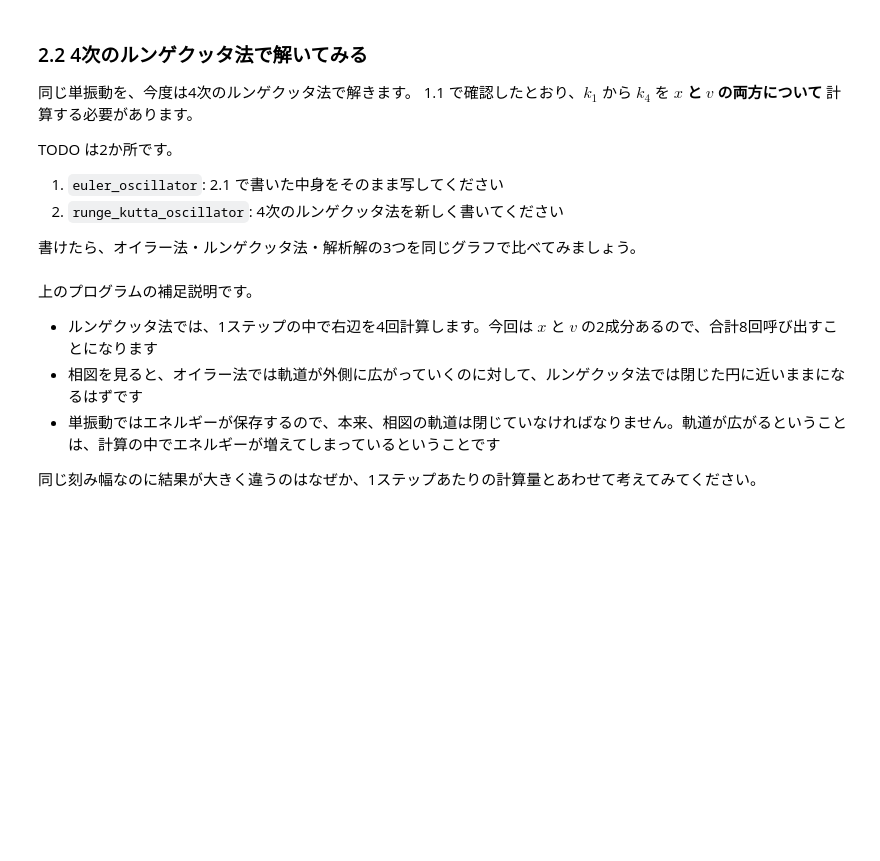
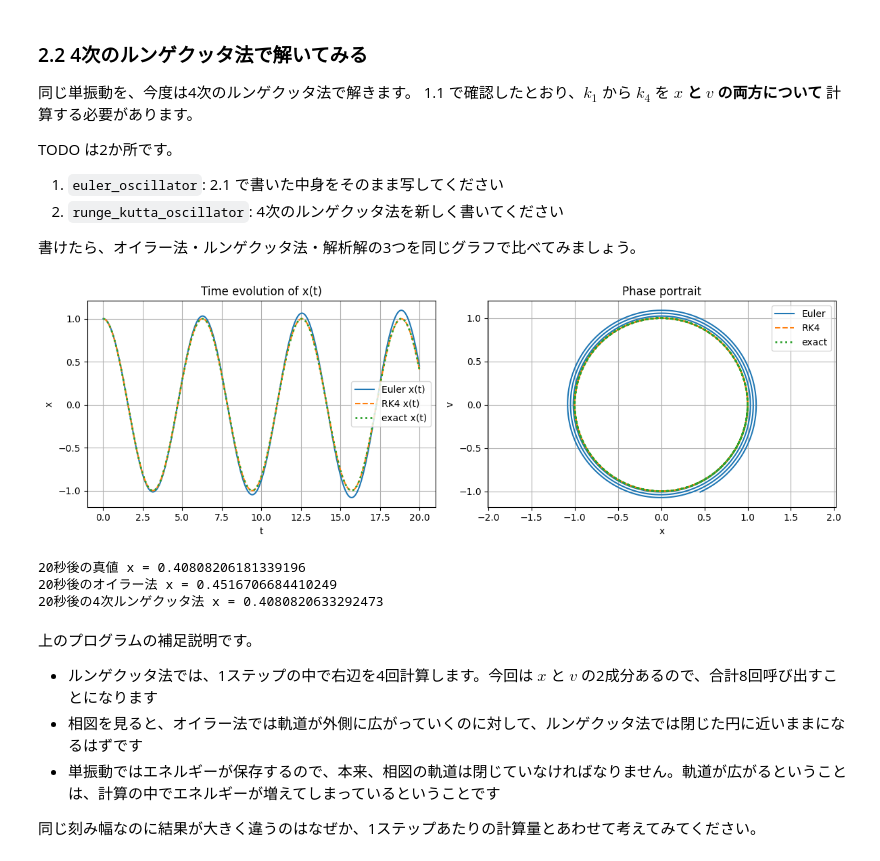
Before and after one commit to yutotuy0209-droid/Blueprint, a Jupyter notebook: ColabCode/05-06_2nd_order_simulation.ipynb, the cells around one changed output. Drawn from its saved outputs; the diff is of its cells as text; code cells hidden in the pictures; blank space fills up the shorter version.

```diff
--- a/ColabCode/05-06_2nd_order_simulation.ipynb
+++ b/ColabCode/05-06_2nd_order_simulation.ipynb
@@ -237,7 +239,23 @@ def func_dv(t, x, v, m, k_spring):
 
 # 単振動をオイラー法で解く関数
 def euler_oscillator(func_dx, func_dv, m, k_spring, x0, v0, dt, T):
-    # TODO: 2.1 で書いた関数の中身をここに書き写してください
+    n_steps = round(T / dt)
+    t = np.linspace(0.0, n_steps * dt, n_steps + 1)
+    x = np.zeros(n_steps + 1)
+    v = np.zeros(n_steps + 1)
+
+    x[0] = x0
+    v[0] = v0
+
+    for n in range(n_steps):
+        # 前問で実装したオイラー法の更新式
+        dxdt = func_dx(t[n], x[n], v[n], m, k_spring)
+        dvdt = func_dv(t[n], x[n], v[n], m, k_spring)
+
+        x[n + 1] = x[n] + dt * dxdt
+        v[n + 1] = v[n] + dt * dvdt
+
+    return t, x, v
 
 
 # 単振動を4次のルンゲクッタ法で解く関数
@@ -251,12 +269,27 @@ def runge_kutta_oscillator(func_dx, func_dv, m, k_spring, x0, v0, dt, T):
     v[0] = v0
 
     for n in range(n_steps):
-        # TODO: 4次のルンゲクッタ法で x[n+1] と v[n+1] を計算してください
-        # ヒント: k1x, k1v を求めてから k2x, k2v を求めます
-        #         k2x = dt * func_dx(t[n] + dt / 2, x[n] + k1x / 2, v[n] + k1v / 2, m, k_spring)
-        #         のように、x と v の両方を k1 の分だけ進めた点で右辺を評価します
-        #         k3, k4 も同じ要領です
+        # --- ここから完成させた RK4 の更新式 (dtを含めるヒントの形式) ---
+        # 1段目の傾き
+        k1x = dt * func_dx(t[n], x[n], v[n], m, k_spring)
+        k1v = dt * func_dv(t[n], x[n], v[n], m, k_spring)
 
+        # 2段目の傾き (x と v の両方を k1 の半分だけ進めた位置で評価)
+        k2x = dt * func_dx(t[n] + dt / 2.0, x[n] + k1x / 2.0, v[n] + k1v / 2.0, m, k_spring)
+        k2v = dt * func_dv(t[n] + dt / 2.0, x[n] + k1x / 2.0, v[n] + k1v / 2.0, m, k_spring)
+
+        # 3段目の傾き (x と v の両方を k2 の半分だけ進めた位置で評価)
+        k3x = dt * func_dx(t[n] + dt / 2.0, x[n] + k2x / 2.0, v[n] + k2v / 2.0, m, k_spring)
+        k3v = dt * func_dv(t[n] + dt / 2.0, x[n] + k2x / 2.0, v[n] + k2v / 2.0, m, k_spring)
+
+        # 4段目の傾き (x と v の両方を k3 の分だけ丸々進めた位置で評価)
+        k4x = dt * func_dx(t[n] + dt, x[n] + k3x, v[n] + k3v, m, k_spring)
+        k4v = dt * func_dv(t[n] + dt, x[n] + k3x, v[n] + k3v, m, k_spring)
+
+        # 重み付き平均を用いて次のステップの値を計算 (すでに dt を掛けているので dt / 6 ではなく 1 / 6)
+        x[n + 1] = x[n] + (k1x + 2.0 * k2x + 2.0 * k3x + k4x) / 6.0
+        v[n + 1] = v[n] + (k1v + 2.0 * k2v + 2.0 * k3v + k4v) / 6.0
+        # --- ここまで ---
 
     return t, x, v
 
@@ -288,33 +321,38 @@ v_exact = exact_oscillator_v(t_euler, m, k_spring, x0, v0)
 
 plt.figure(figsize=(12, 4))
 
 plt.subplot(1, 2, 1)
 plt.plot(t_euler, x_euler, label="Euler x(t)")
 plt.plot(t_rk4, x_rk4, label="RK4 x(t)", linestyle="dashed")
 plt.plot(t_euler, x_exact, label="exact x(t)", linestyle="dotted", linewidth=2)
 plt.xlabel("t")
 plt.ylabel("x")
 plt.title("Time evolution of x(t)")
 plt.grid(True)
 plt.legend()
 
 plt.subplot(1, 2, 2)
 plt.plot(x_euler, v_euler, label="Euler")
 plt.plot(x_rk4, v_rk4, label="RK4", linestyle="dashed")
 plt.plot(x_exact, v_exact, label="exact", linestyle="dotted", linewidth=2)
 plt.xlabel("x")
 plt.ylabel("v")
 plt.title("Phase portrait")
 plt.axis("equal")
 plt.grid(True)
 plt.legend()
 
 plt.tight_layout()
 plt.show()
 
 print("20秒後の真値 x =", exact_oscillator_x(T, m, k_spring, x0, v0))
 print("20秒後のオイラー法 x =", x_euler[-1])
 print("20秒後の4次ルンゲクッタ法 x =", x_rk4[-1])
+# %% [output]
+[figure, added]
+20秒後の真値 x = 0.40808206181339196
+20秒後のオイラー法 x = 0.4516706684410249
+20秒後の4次ルンゲクッタ法 x = 0.4080820633292473
 # %% [markdown]
 上のプログラムの補足説明です。
 
```
Also changed, not shown: parts of 2 cells of this notebook.
